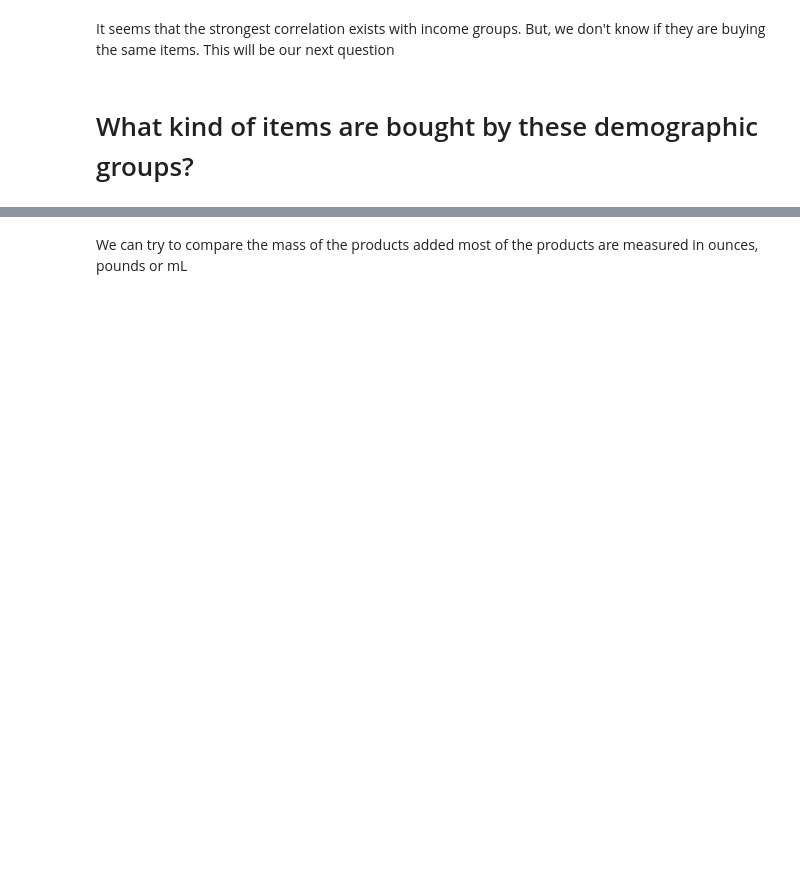
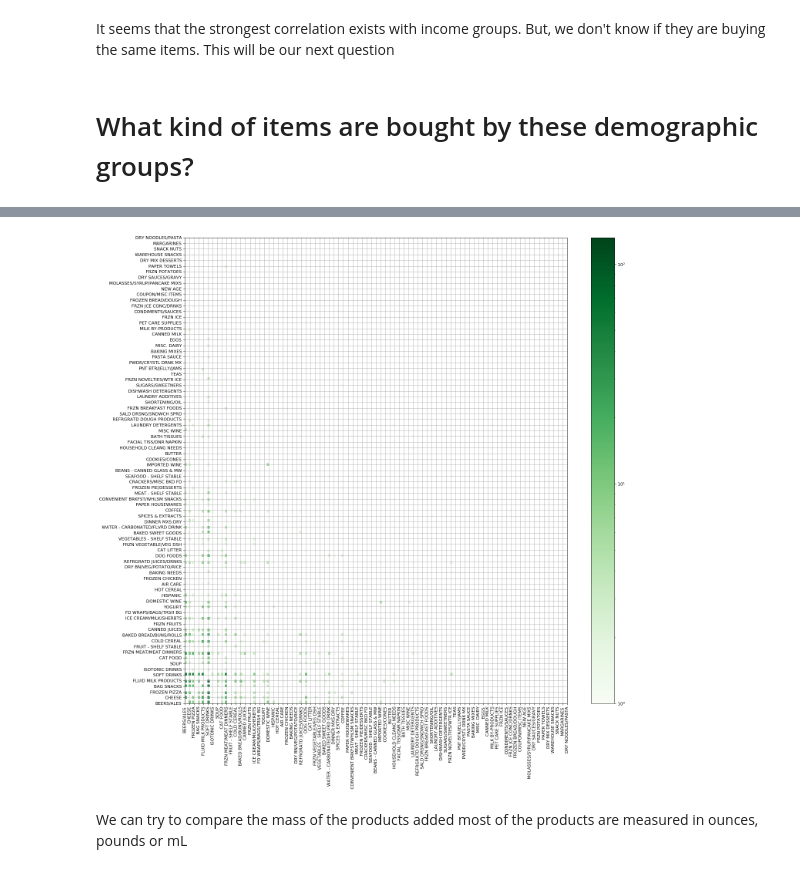
Before and after one commit to raphaelreiss/ADA_project, a Jupyter notebook: src/TermProject.ipynb, the cells around one changed output, grey strips where cells are left out. Cells and saved outputs as stored; diff of their text form; code cells hidden in the pictures; blank space fills up the shorter version.

Commit message:
Add 2d histogram of top purchased foods

```diff
--- a/src/TermProject.ipynb
+++ b/src/TermProject.ipynb
@@ -168,0 +364,11 @@ ax.set_ylabel('# households')
+# %%
+top_purchased_foods.replace({'COMMODITY_DESC':desc_to_num},inplace=True)
+# %%
+top_purchased_foods.drop(['SALES_VALUE','QUANTITY'],axis=1,inplace=True)
+# %%
+top_purchased_foods = pd.pivot_table(top_purchased_foods,index=['household_key'],\
+             columns=top_purchased_foods\
+               .groupby(['household_key'])\
+             .cumcount().add(1),values=['COMMODITY_DESC'],aggfunc='sum')
+top_purchased_foods.columns=  top_purchased_foods.columns.map('{0[0]}{0[1]}'.format)
+top_purchased_foods.head(10)
@@ -169,3 +388,19 @@ ax.set_ylabel('# households')
+# %%
+top_purchased_foods.dropna(how='any',inplace=True)
+# %%
+from matplotlib.colors import LogNorm
+#fig, ax = plt.subplots(1,1)
+plt.figure(num=None, figsize=(20, 20), dpi=80, facecolor='w', edgecolor='k')
+#ax.hist2d(top_purchased_foods.COMMODITY_DESC1, top_purchased_foods.COMMODITY_DESC2, bins=100, cmap=plt.cm.BuGn_r)
+# Set ticks labels for x-axis
+plt.xticks(range(np.size(unique_com_desc)),num_to_desc.values(), rotation=90)
+plt.yticks(range(np.size(unique_com_desc)),num_to_desc.values())
+ax = plt.gca()
+counts, xedges, yedges, im = ax.hist2d(top_purchased_foods.COMMODITY_DESC1, top_purchased_foods.COMMODITY_DESC2, bins=200,cmap='Greens',norm=LogNorm())
+plt.colorbar(im, ax=ax)
+plt.grid(True)
+# %% [output]
+[figure, added]
 # %% [markdown]
 We can try to compare the mass of the products added most of the products are measured in ounces, pounds or mL
 # %%
```
Also changed, not shown: parts of 27 cells of this notebook, 2 other files.
